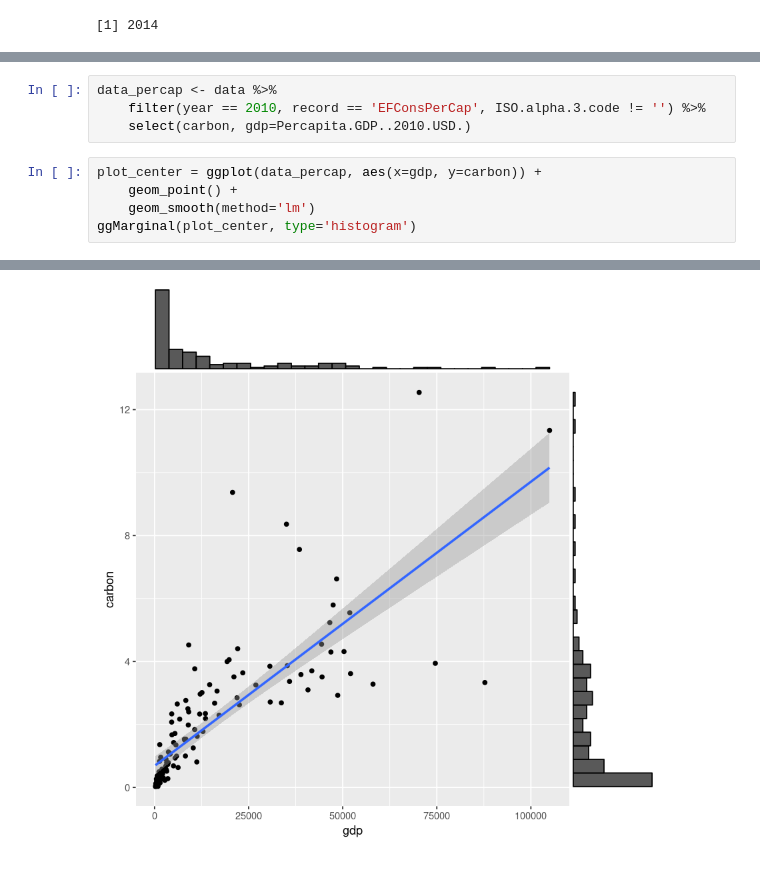
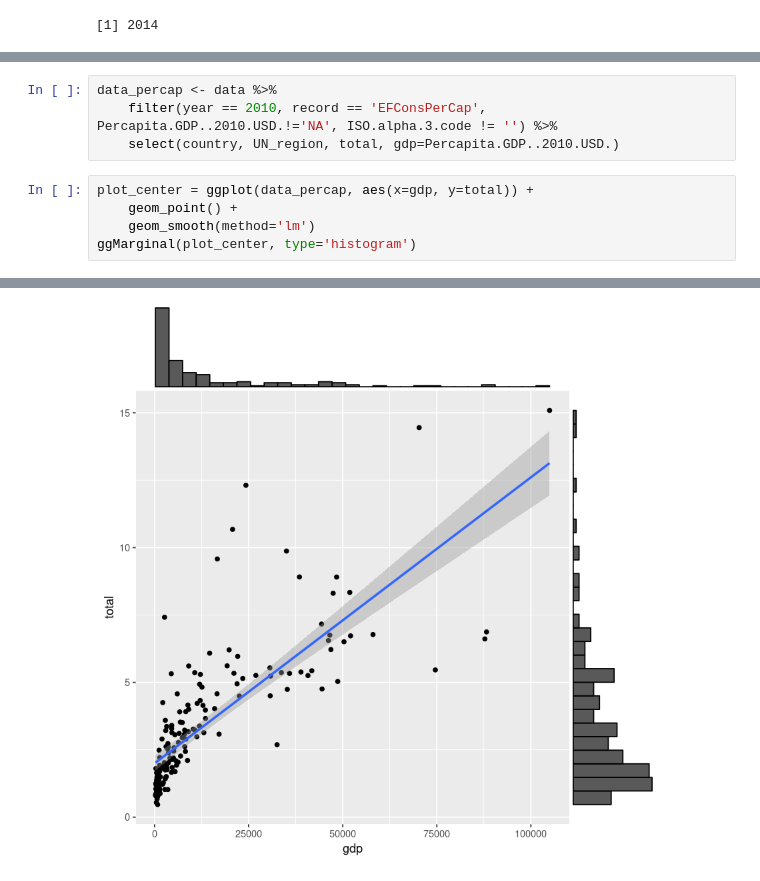
Before and after one commit to Helegris0/footprintr, a Jupyter notebook: ecological_footprint.ipynb, the cells around one changed output, grey strips where cells are left out. Saved outputs shown, nothing was run; the diff lists cells and outputs as text.

```diff
--- a/ecological_footprint.ipynb
+++ b/ecological_footprint.ipynb
@@ -39,9 +40,9 @@ ggplot(data=data_top, aes(country_code, carbon)) +
 # %%
 data_percap <- data %>%
-    filter(year == 2010, record == 'EFConsPerCap', ISO.alpha.3.code != '') %>%
-    select(carbon, gdp=Percapita.GDP..2010.USD.)
+    filter(year == 2010, record == 'EFConsPerCap', Percapita.GDP..2010.USD.!='NA', ISO.alpha.3.code != '') %>%
+    select(country, UN_region, total, gdp=Percapita.GDP..2010.USD.)
 # %%
-plot_center = ggplot(data_percap, aes(x=gdp, y=carbon)) +
+plot_center = ggplot(data_percap, aes(x=gdp, y=total)) +
     geom_point() +
     geom_smooth(method='lm')
 ggMarginal(plot_center, type='histogram')
@@ -53 +50 @@ Warning message:
-[figure, old version]
+[figure, new version]
```
Also changed, not shown: parts of 16 cells of this notebook, 1 other file.
